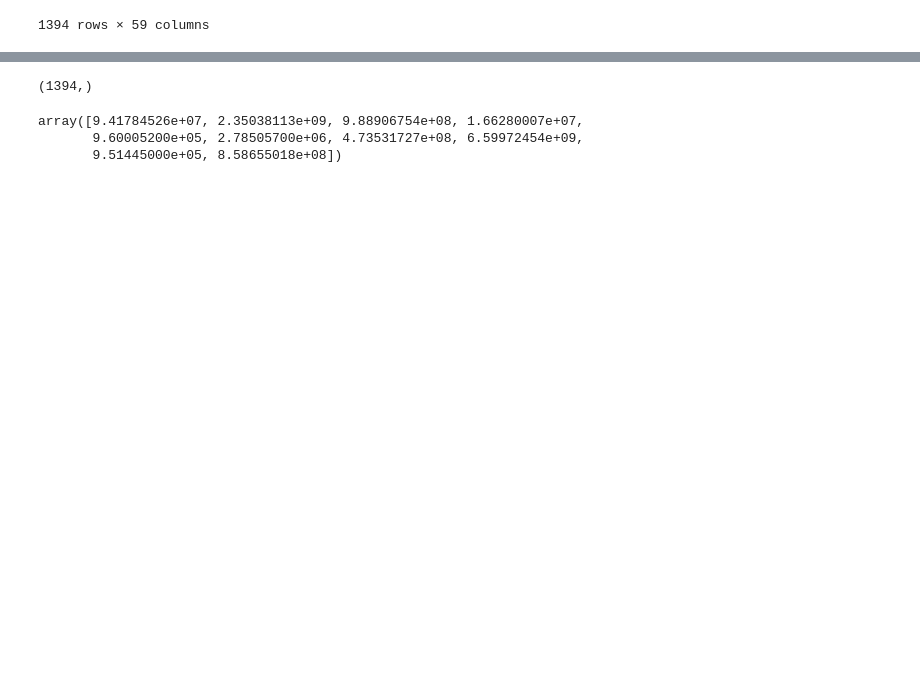
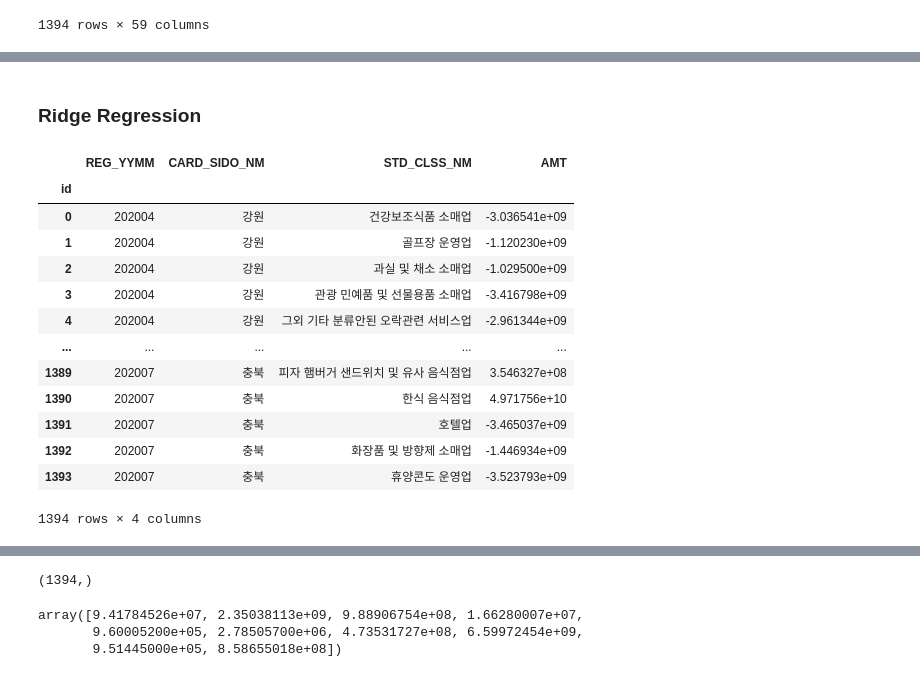
Before and after one commit to brainer3220/Jeju_CreditCard_Compete, a Jupyter notebook: 제주_빅데이터_경진대회.ipynb, the cells around one changed output, grey strips where cells are left out. Drawn from its saved outputs; the diff is of its cells as text; code cells hidden in the pictures; blank space fills up the shorter version.

```diff
--- a/제주_빅데이터_경진대회.ipynb
+++ b/제주_빅데이터_경진대회.ipynb
@@ -503,0 +499,26 @@ Submit
+# %% [markdown]
+### Ridge Regression
+# %%
+ridge_reg = Ridge()
+ridge_reg.fit(x_train, y_train)
+
+RidgePredict = ridge_reg.predict(Submit)
+
+Submission['AMT'] = RidgePredict
+RidgePredict = Submission
+RidgePredict
+# %% [output]
+|  | REG_YYMM | CARD_SIDO_NM | STD_CLSS_NM | AMT |
+| id |  |  |  |  |
+| 0 | 202004 | 강원 | 건강보조식품 소매업 | -3.036541e+09 |
+| 1 | 202004 | 강원 | 골프장 운영업 | -1.120230e+09 |
+| 2 | 202004 | 강원 | 과실 및 채소 소매업 | -1.029500e+09 |
+| 3 | 202004 | 강원 | 관광 민예품 및 선물용품 소매업 | -3.416798e+09 |
+| 4 | 202004 | 강원 | 그외 기타 분류안된 오락관련 서비스업 | -2.961344e+09 |
+| ... | ... | ... | ... | ... |
+| 1389 | 202007 | 충북 | 피자 햄버거 샌드위치 및 유사 음식점업 | 3.546327e+08 |
+| 1390 | 202007 | 충북 | 한식 음식점업 | 4.971756e+10 |
+| 1391 | 202007 | 충북 | 호텔업 | -3.465037e+09 |
+| 1392 | 202007 | 충북 | 화장품 및 방향제 소매업 | -1.446934e+09 |
+| 1393 | 202007 | 충북 | 휴양콘도 운영업 | -3.523793e+09 |
+1394 rows × 4 columns
```
Also changed, not shown: parts of 24 cells of this notebook.
